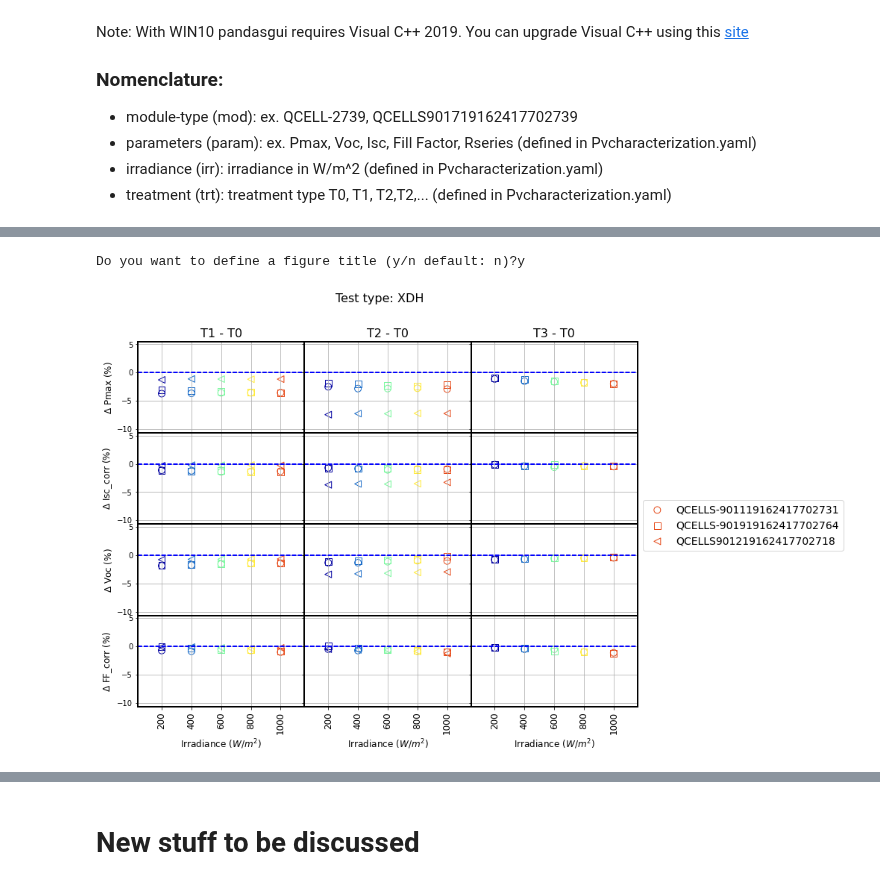
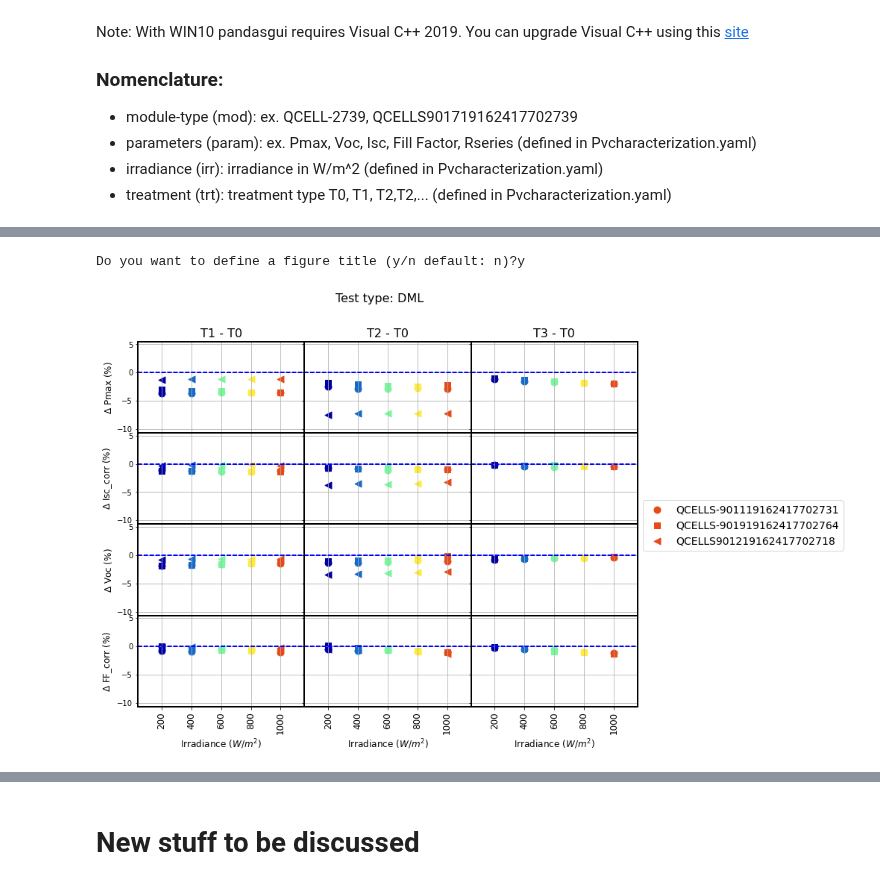
Before and after one commit to Bertin-fap/PVcharacterization, a Jupyter notebook: Module_aging.ipynb, the cells around one changed output, grey strips where cells are left out. Cells and saved outputs as stored; diff of their text form; code cells hidden in the pictures.

```diff
--- a/Module_aging.ipynb
+++ b/Module_aging.ipynb
@@ -236,7 +250,7 @@ anws = input('Do you want to define a figure title (y/n default: n)?')
 
 suptitle = None
 if anws == 'y':
-    test_type_list = ['DH','XDH','CT','XCT','DML','UV','HF','XHF']
+    test_type_list = pv.GLOBAL['test_type_list']
     title = pv.select_items(test_type_list,'Select test type',mode = 'single')
     suptitle =  f'Test type: {title[0]}'
 
@@ -258,42 +272,42 @@ plot_params_dict = {'markers': ["o", "s", "<", ">", "p", "H", "v", "^"],
                      'irr_add_nbr':0.2,
                      'y_limit_type': 'extremorum',
                      'irr_color_unique':'no',
-                     'face_color' : 'no',
-                     'suptitle': suptitle,              #
+                     'face_color' : 'yes',
+                     'suptitle': suptitle,
                      'suptitle_font_size': 16}
 
 diff = True  # True weplot relative parameters evolution between treaments
              # False we plot parameters evolution
 select_irradiance = False
 
 list_mod_selected = pv.select_module(working_dir)
 if select_irradiance:
     list_irradiance = pv.select_irradiance(working_dir,list_mod_selected,mode='select')
 else:
     list_irradiance = pv.select_irradiance(working_dir,list_mod_selected,mode=None)
 
 if diff:
     list_diff_treatment = pv.select_diff_treatment(working_dir,list_mod_selected)
     dic_trt_meaning = pv.input_treatment_labels(list_diff_treatment)
     plot_params_dict['y_limit_type'] = 'extremorum'
 else:
     list_diff_treatment = []
     plot_params_dict['y_limit_type'] = ''
 
 list_params = pv.select_params()
 df_meta = pv.build_metadata_df_from_db(working_dir,list_mod_selected,list_irradiance)
 
 
 pv.plot_params_diff(df_meta,
                     list_diff_treatment,
                     list_params,
                     dic_trt_meaning,
                     long_label=False,
                     plot_params_dict=plot_params_dict,
                     )
 # %% [output]
 Do you want to define a figure title (y/n default: n)?y
-[figure, old version]
+[figure, new version]
 # %%
 import matplotlib.pyplot as plt
 # Local imports
```
Also changed, not shown: parts of 3 cells of this notebook, 5 other files.
